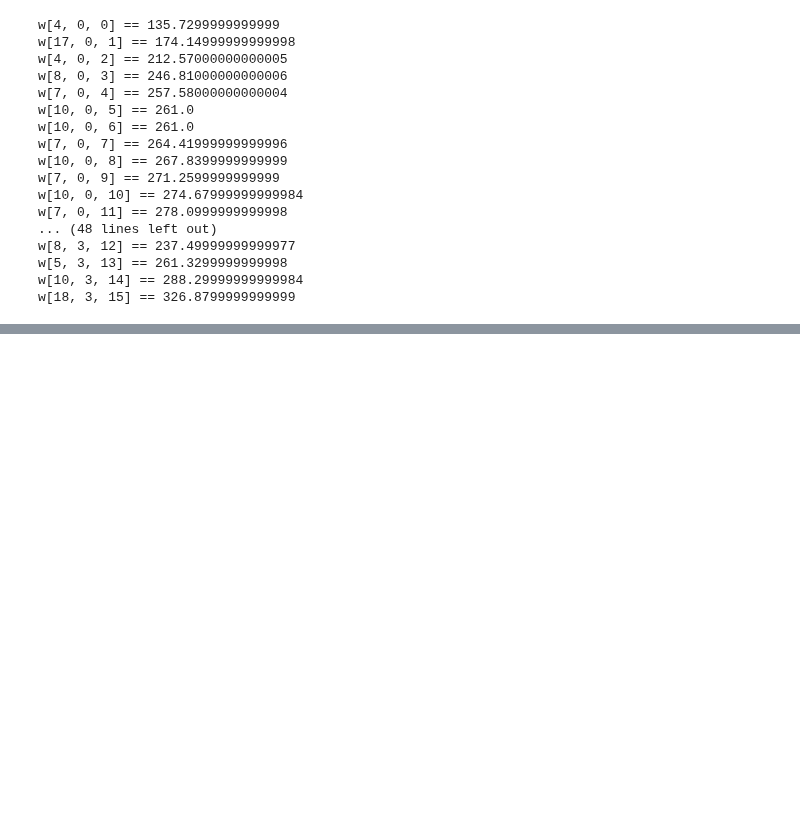
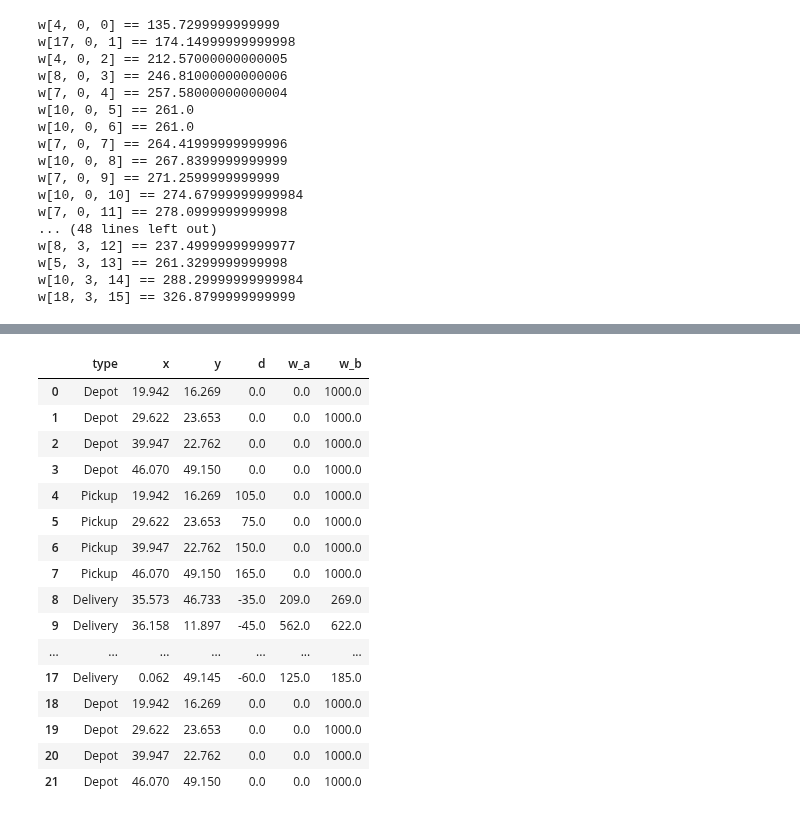
Before and after one commit to dudubecker/BEPE, a Jupyter notebook: SDMDPDPTW - Implementation.ipynb, the cells around one changed output, grey strips where cells are left out. Saved outputs shown, nothing was run; the diff lists cells and outputs as text; code cells hidden in the pictures; blank space fills up the shorter version.

```diff
--- a/SDMDPDPTW - Implementation.ipynb
+++ b/SDMDPDPTW - Implementation.ipynb
@@ -826,3 +846,23 @@ for route in routes:
 
 
 fig.show("svg")
+# %%
+df_instance
+# %% [output]
+|  | type | x | y | d | w_a | w_b |
+| 0 | Depot | 19.942 | 16.269 | 0.0 | 0.0 | 1000.0 |
+| 1 | Depot | 29.622 | 23.653 | 0.0 | 0.0 | 1000.0 |
+| 2 | Depot | 39.947 | 22.762 | 0.0 | 0.0 | 1000.0 |
+| 3 | Depot | 46.070 | 49.150 | 0.0 | 0.0 | 1000.0 |
+| 4 | Pickup | 19.942 | 16.269 | 105.0 | 0.0 | 1000.0 |
+| 5 | Pickup | 29.622 | 23.653 | 75.0 | 0.0 | 1000.0 |
+| 6 | Pickup | 39.947 | 22.762 | 150.0 | 0.0 | 1000.0 |
+| 7 | Pickup | 46.070 | 49.150 | 165.0 | 0.0 | 1000.0 |
+| 8 | Delivery | 35.573 | 46.733 | -35.0 | 209.0 | 269.0 |
+| 9 | Delivery | 36.158 | 11.897 | -45.0 | 562.0 | 622.0 |
+| ... | ... | ... | ... | ... | ... | ... |
+| 17 | Delivery | 0.062 | 49.145 | -60.0 | 125.0 | 185.0 |
+| 18 | Depot | 19.942 | 16.269 | 0.0 | 0.0 | 1000.0 |
+| 19 | Depot | 29.622 | 23.653 | 0.0 | 0.0 | 1000.0 |
+| 20 | Depot | 39.947 | 22.762 | 0.0 | 0.0 | 1000.0 |
+| 21 | Depot | 46.070 | 49.150 | 0.0 | 0.0 | 1000.0 |
```
Also changed, not shown: parts of 4 cells of this notebook.
